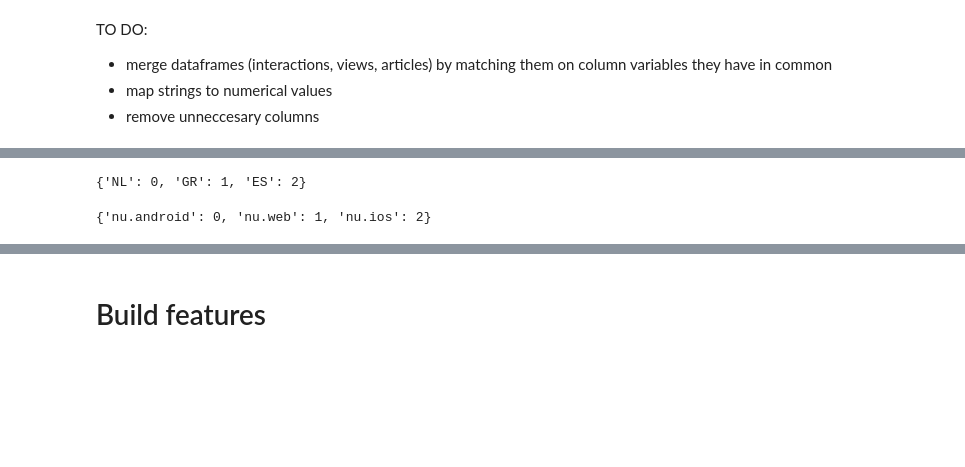
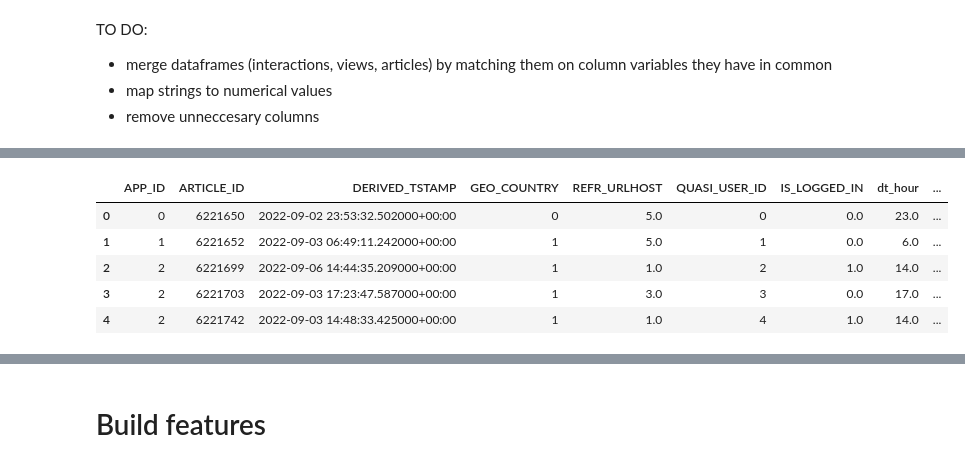
Before and after one commit to aapolimeno/ClusterProfiles, a Jupyter notebook: code/clustering_DBScan.ipynb, the cells around one changed output, grey strips where cells are left out. Saved outputs shown, nothing was run; the diff lists cells and outputs as text; code cells hidden in the pictures; blank space fills up the shorter version.

```diff
--- a/code/clustering_DBScan.ipynb
+++ b/code/clustering_DBScan.ipynb
@@ -295,36 +324,26 @@ TO DO:
 # %%
-def make_mapping(column_list):
+def make_mapping(df, variable):
     """
-    You can use this function to map items in a list to a number. Just take a column
-    from a dataframe and feed it into this function.
+    You can use this function to map variables in a dataframe to a number. Just feed the
+    dataframe and column name into this function.
 
-    :input: List (containing items you want to make a mapping of)
-    :output: Dictionary (maps each unique item to a number like this: {'item': num})
+    :input df:        Dataframe
+    :input variable:  String, name of the column you want to map to numbers
+    :output df :      Dataframe
 
     """
 
-    # Get the unique countries while preserving the input order
-    unique_countries = list(OrderedDict.fromkeys(column_list))
+    column_list = df[variable]
 
-    # Loop over the unique country strings and add the mappings to the dictionary
+    # Get the unique list values while preserving the input order
+    unique_values = list(OrderedDict.fromkeys(column_list))
+
+    # Loop over the unique values and add the mappings to a lookup dictionary
     mapping = {}
-    for i, s in enumerate(unique_countries):
+    for i, s in enumerate(unique_values):
         mapping[s] = i
 
-    return(mapping)
+    # Replace values using the lookup dictionary
+    df = df.replace({variable: mapping})
+
+    return df
-# %%
-# GEO_COUNTRY mapping
-country_strings = ddf_views["GEO_COUNTRY"]
-country_mappings = make_mapping(country_strings)
-print(country_mappings)
-# %% [output]
-{'NL': 0, 'GR': 1, 'ES': 2}
-# %%
-# App ID mapping
-
-apps = ddf_views["APP_ID"]
-app_mappings = make_mapping(apps)
-
-print(app_mappings)
-# %% [output]
-{'nu.android': 0, 'nu.web': 1, 'nu.ios': 2}
@@ -338,3 +350,19 @@ print(app_mappings)
+# %%
+# Apply mappings
+
+df = make_mapping(df, "GEO_COUNTRY")
+df = make_mapping(df, "APP_ID")
+#df = make_mapping(df, "REFR_MEDIUM")
+df = make_mapping(df, "QUASI_USER_ID")
+
+df.head()
+# %% [output]
+|  | APP_ID | ARTICLE_ID | DERIVED_TSTAMP | GEO_COUNTRY | REFR_URLHOST | QUASI_USER_ID | IS_LOGGED_IN | dt_hour | ... |
+| 0 | 0 | 6221650 | 2022-09-02 23:53:32.502000+00:00 | 0 | 5.0 | 0 | 0.0 | 23.0 | ... |
+| 1 | 1 | 6221652 | 2022-09-03 06:49:11.242000+00:00 | 1 | 5.0 | 1 | 0.0 | 6.0 | ... |
+| 2 | 2 | 6221699 | 2022-09-06 14:44:35.209000+00:00 | 1 | 1.0 | 2 | 1.0 | 14.0 | ... |
+| 3 | 2 | 6221703 | 2022-09-03 17:23:47.587000+00:00 | 1 | 3.0 | 3 | 0.0 | 17.0 | ... |
+| 4 | 2 | 6221742 | 2022-09-03 14:48:33.425000+00:00 | 1 | 1.0 | 4 | 1.0 | 14.0 | ... |
 # %%
 # User needs mapping
 
```
Also changed, not shown: parts of 16 cells of this notebook, 5 other files.
